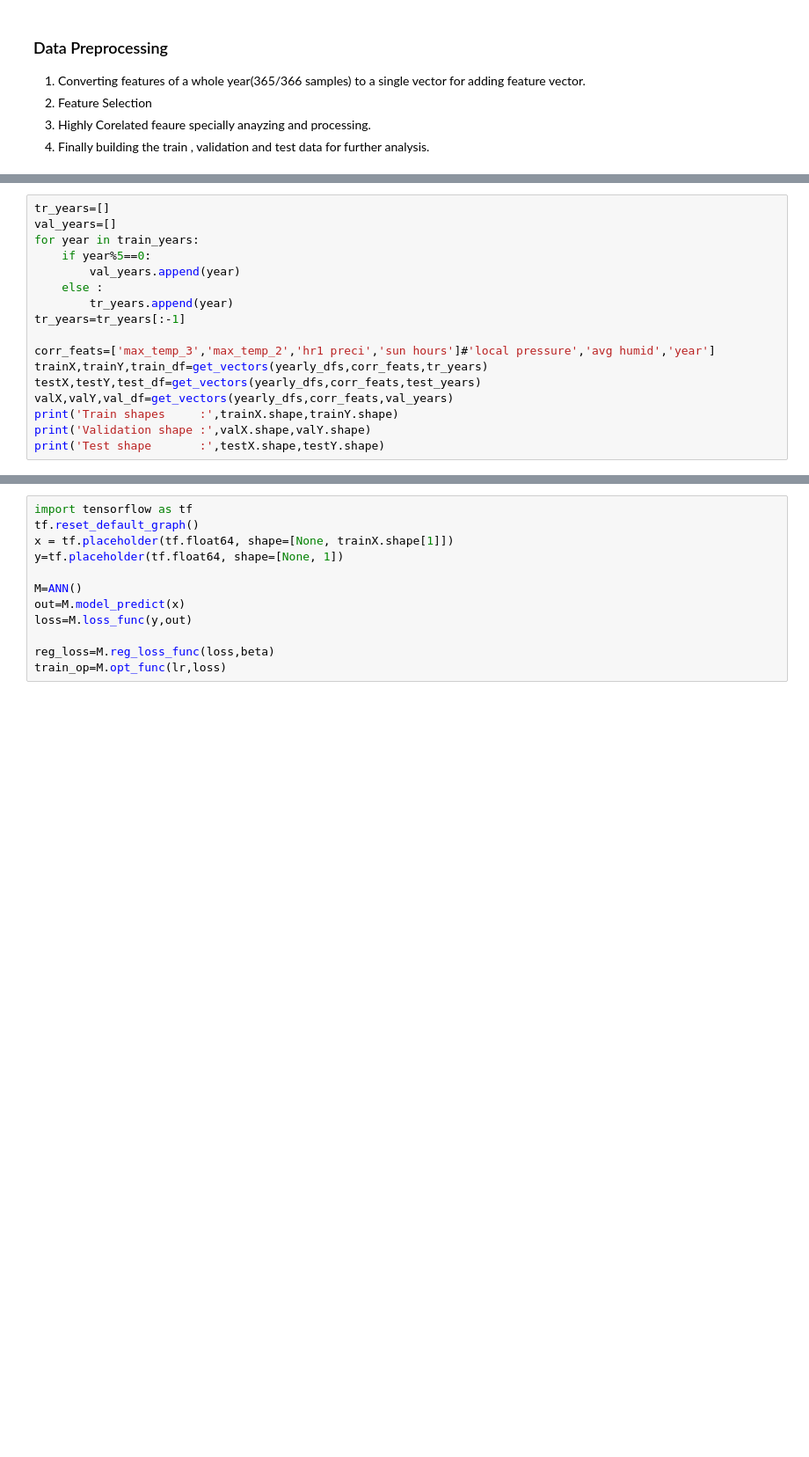
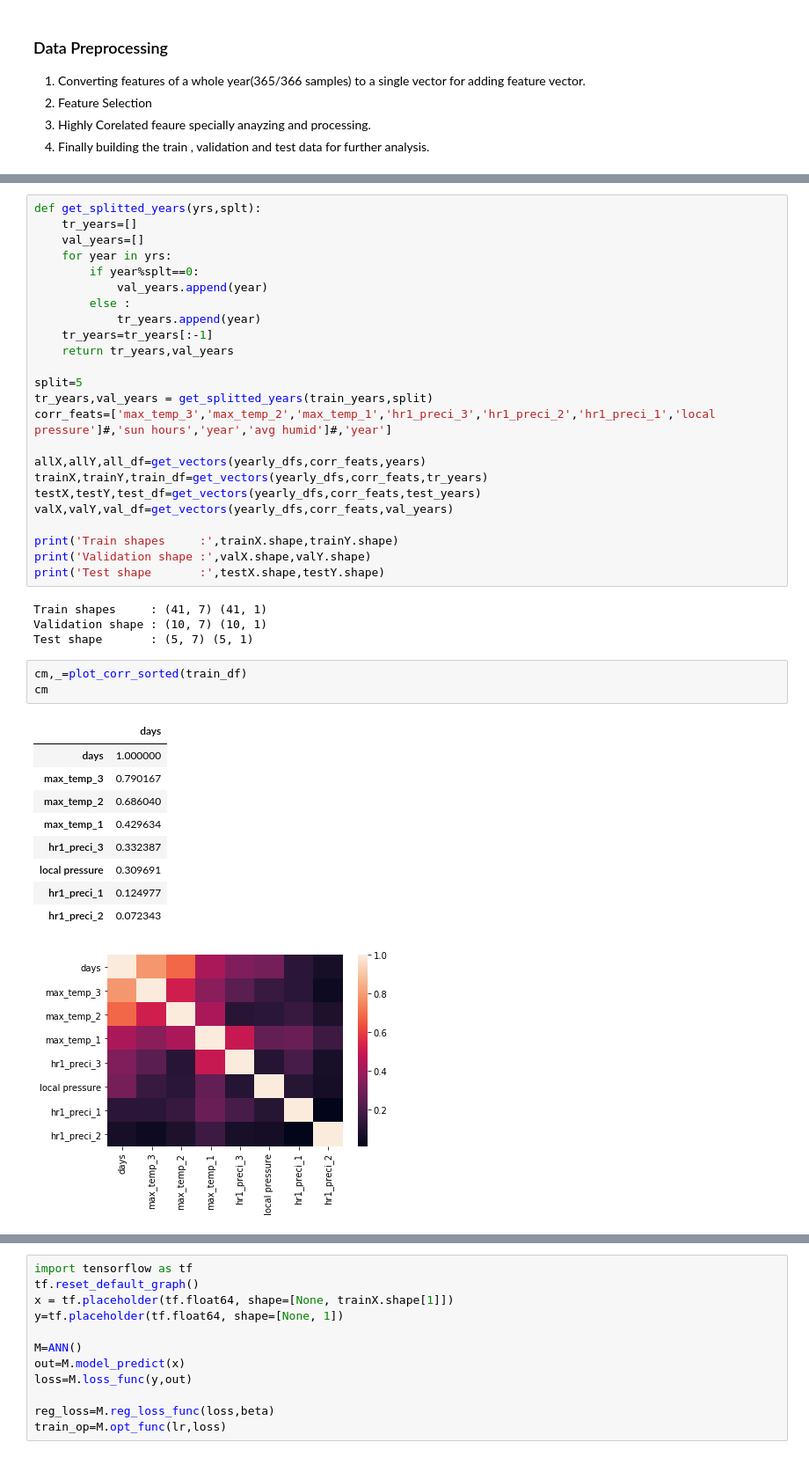
Before and after one commit to irfanhasib0/Machine-Learning, a Jupyter notebook: Sakura TF_NN_Report.ipynb, the cells around one changed output, grey strips where cells are left out. Shown at 88% size. Drawn from its saved outputs; the diff is of its cells as text; blank space fills up the shorter version.

```diff
--- a/Sakura TF_NN_Report.ipynb
+++ b/Sakura TF_NN_Report.ipynb
@@ -534,17 +472,0 @@ yearly_dfs=split_monthly_temp(yearly_dfs,years)
-# %%
-tr_years=[]
-val_years=[]
-for year in train_years:
-    if year%5==0:
-        val_years.append(year)
-    else :
-        tr_years.append(year)
-tr_years=tr_years[:-1]
-
-corr_feats=['max_temp_3','max_temp_2','hr1 preci','sun hours']#'local pressure','avg humid','year']
-trainX,trainY,train_df=get_vectors(yearly_dfs,corr_feats,tr_years)
-testX,testY,test_df=get_vectors(yearly_dfs,corr_feats,test_years)
-valX,valY,val_df=get_vectors(yearly_dfs,corr_feats,val_years)
-print('Train shapes     :',trainX.shape,trainY.shape)
-print('Validation shape :',valX.shape,valY.shape)
-print('Test shape       :',testX.shape,testY.shape)
@@ -684,0 +641,42 @@ yy_val=np.array_split(valY,no_of_batch)
+# %%
+def get_splitted_years(yrs,splt):
+    tr_years=[]
+    val_years=[]
+    for year in yrs:
+        if year%splt==0:
+            val_years.append(year)
+        else :
+            tr_years.append(year)
+    tr_years=tr_years[:-1]
+    return tr_years,val_years
+
+split=5
+tr_years,val_years = get_splitted_years(train_years,split)
+corr_feats=['max_temp_3','max_temp_2','max_temp_1','hr1_preci_3','hr1_preci_2','hr1_preci_1','local pressure']#,'sun hours','year','avg humid']#,'year']
+
+allX,allY,all_df=get_vectors(yearly_dfs,corr_feats,years)
+trainX,trainY,train_df=get_vectors(yearly_dfs,corr_feats,tr_years)
+testX,testY,test_df=get_vectors(yearly_dfs,corr_feats,test_years)
+valX,valY,val_df=get_vectors(yearly_dfs,corr_feats,val_years)
+
+print('Train shapes     :',trainX.shape,trainY.shape)
+print('Validation shape :',valX.shape,valY.shape)
+print('Test shape       :',testX.shape,testY.shape)
+# %% [output]
+Train shapes     : (41, 7) (41, 1)
+Validation shape : (10, 7) (10, 1)
+Test shape       : (5, 7) (5, 1)
+# %%
+cm,_=plot_corr_sorted(train_df)
+cm
+# %% [output]
+|  | days |
+| days | 1.000000 |
+| max_temp_3 | 0.790167 |
+| max_temp_2 | 0.686040 |
+| max_temp_1 | 0.429634 |
+| hr1_preci_3 | 0.332387 |
+| local pressure | 0.309691 |
+| hr1_preci_1 | 0.124977 |
+| hr1_preci_2 | 0.072343 |
+[figure, added]
```
Also changed, not shown: parts of 75 cells of this notebook, 6 other files.
